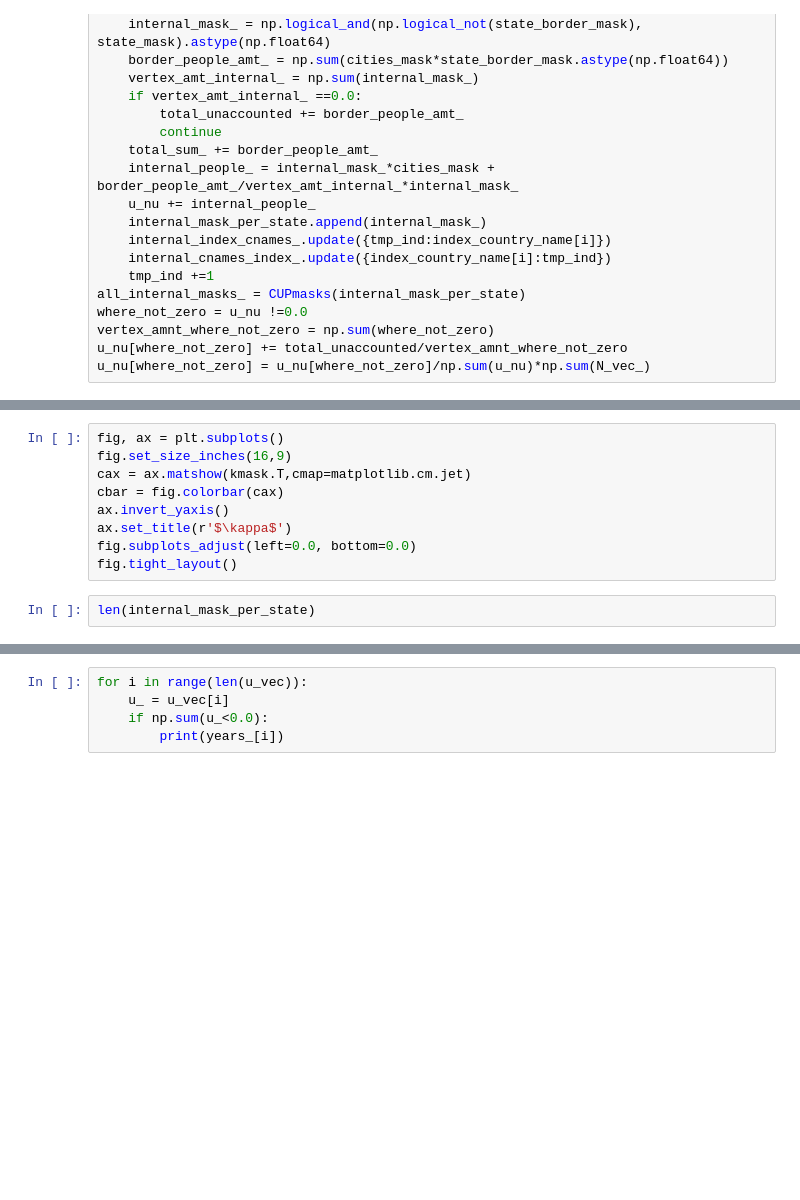
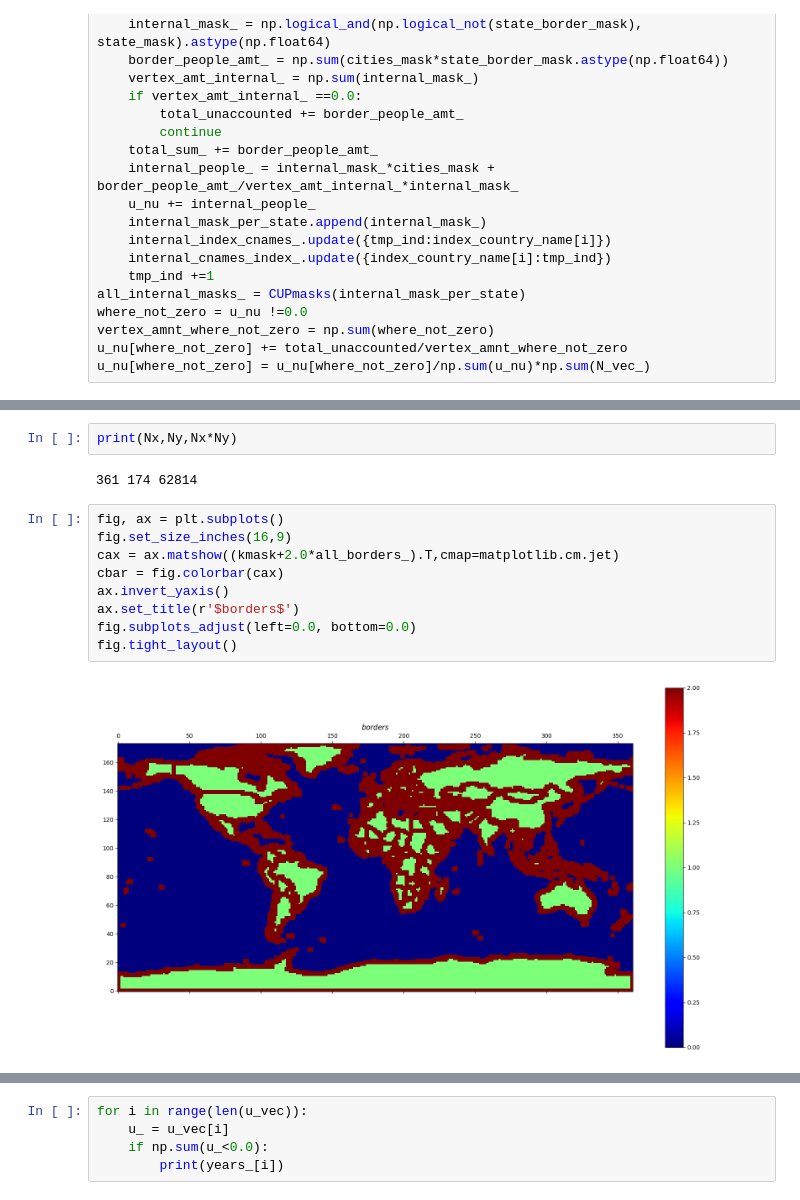
Before and after one commit to RepnikovPavel/GlobalDynamics, a Jupyter notebook: code.ipynb, the cells around one changed output, grey strips where cells are left out. Saved outputs shown, nothing was run; the diff lists cells and outputs as text; blank space fills up the shorter version.

```diff
--- a/code.ipynb
+++ b/code.ipynb
@@ -162,11 +329,15 @@ fig.tight_layout()
+# %%
+print(Nx,Ny,Nx*Ny)
+# %% [output]
+361 174 62814
 # %%
 fig, ax = plt.subplots()
 fig.set_size_inches(16,9)
-cax = ax.matshow(kmask.T,cmap=matplotlib.cm.jet)
+cax = ax.matshow((kmask+2.0*all_borders_).T,cmap=matplotlib.cm.jet)
 cbar = fig.colorbar(cax)
 ax.invert_yaxis()
-ax.set_title(r'$\kappa$')
+ax.set_title(r'$borders$')
 fig.subplots_adjust(left=0.0, bottom=0.0)
 fig.tight_layout()
+# %% [output]
+[figure, added]
-# %%
-len(internal_mask_per_state)
```
Also changed, not shown: parts of 21 cells of this notebook, 4 other files.
